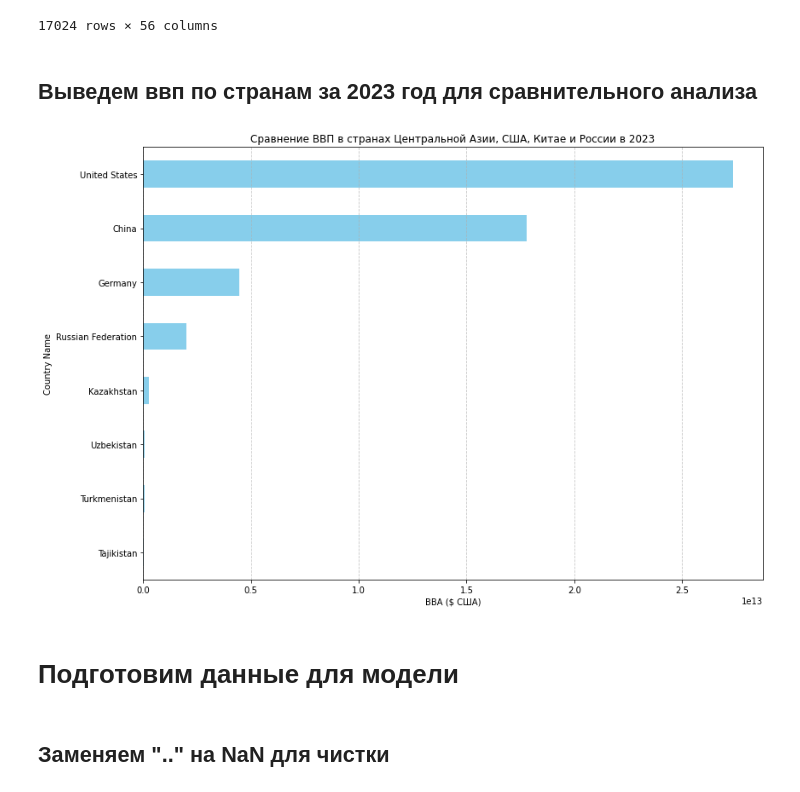
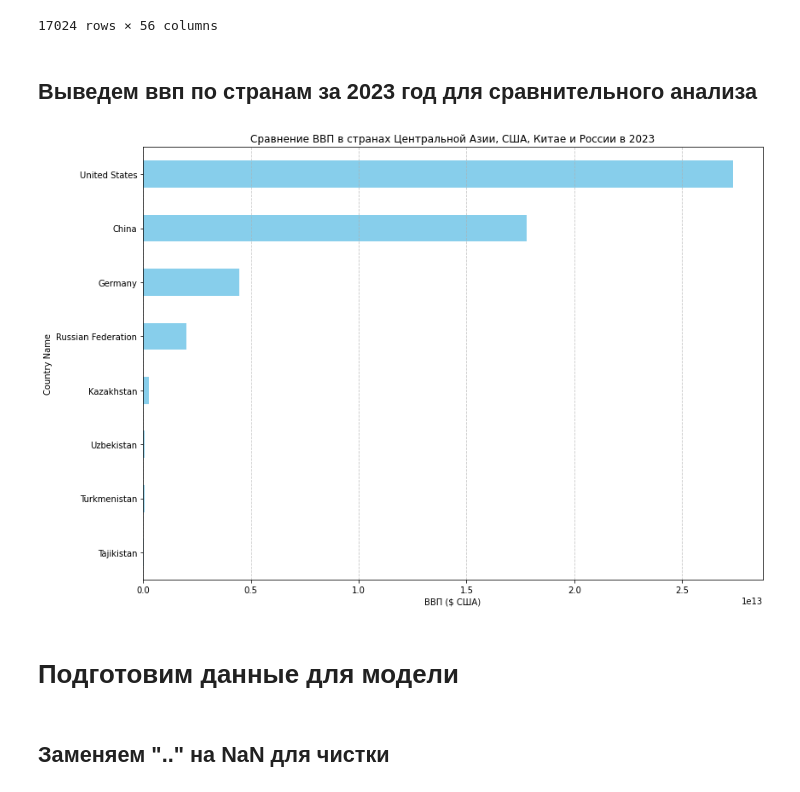
Before and after one commit to DamenovaDana/gdpprediction, a Jupyter notebook: GDP prediction.ipynb, the cells around one changed output. Cells and saved outputs as stored; diff of their text form; code cells hidden in the pictures.

```diff
--- a/GDP prediction.ipynb
+++ b/GDP prediction.ipynb
@@ -52,33 +52,33 @@ df_all_reshaped
 | 17022 | Zimbabwe | ZWE | 2022 | 92.566 | 7.19192216597415 | .. | ... |
 | 17023 | Zimbabwe | ZWE | 2023 | .. | 27.0054265330107 | .. | ... |
 17024 rows × 56 columns
-# %% [markdown]
-## Выведем ввп по странам за 2023 год для сравнительного анализа
-# %%
-import matplotlib.pyplot as plt
-
-countries = ['Kazakhstan', 'Uzbekistan', 'Kyrgyzstan', 'Tajikistan', 'Turkmenistan', 'United States', 'Germany', 'Russian Federation', 'China']
-
-df_2023 = df_filtered[(df_filtered['Country Name'].isin(countries)) & (df_filtered['Year'] == 2023)]
-
-gdp_data = df_2023[['Country Name', 'GDP (current US$)']].set_index('Country Name')
-
-
-plt.figure(figsize=(12, 8))
-gdp_data['GDP (current US$)'].sort_values().plot(kind='barh', color='skyblue')
-
-
-plt.xlabel('ВВА ($ США)')
-plt.title('Сравнение ВВП в странах Центральной Азии, США, Китае и России в 2023')
-plt.grid(axis='x', linestyle='--', alpha=0.7)
-
-
-plt.tight_layout()
-plt.show()
-# %% [output]
-[figure, removed]
-# %% [markdown]
-# Подготовим данные для модели
+# %% [markdown]
+## Выведем ввп по странам за 2023 год для сравнительного анализа
+# %%
+import matplotlib.pyplot as plt
+
+countries = ['Kazakhstan', 'Uzbekistan', 'Kyrgyzstan', 'Tajikistan', 'Turkmenistan', 'United States', 'Germany', 'Russian Federation', 'China']
+
+df_2023 = df_filtered[(df_filtered['Country Name'].isin(countries)) & (df_filtered['Year'] == 2023)]
+
+gdp_data = df_2023[['Country Name', 'GDP (current US$)']].set_index('Country Name')
+
+
+plt.figure(figsize=(12, 8))
+gdp_data['GDP (current US$)'].sort_values().plot(kind='barh', color='skyblue')
+
+
+plt.xlabel('ВВП ($ США)')
+plt.title('Сравнение ВВП в странах Центральной Азии, США, Китае и России в 2023')
+plt.grid(axis='x', linestyle='--', alpha=0.7)
+
+
+plt.tight_layout()
+plt.show()
+# %% [output]
+[figure, added]
+# %% [markdown]
+# Подготовим данные для модели
 # %% [markdown]
 ## Заменяем ".." на NaN для чистки
 # %%
```
Also changed, not shown: parts of 18 cells of this notebook.
